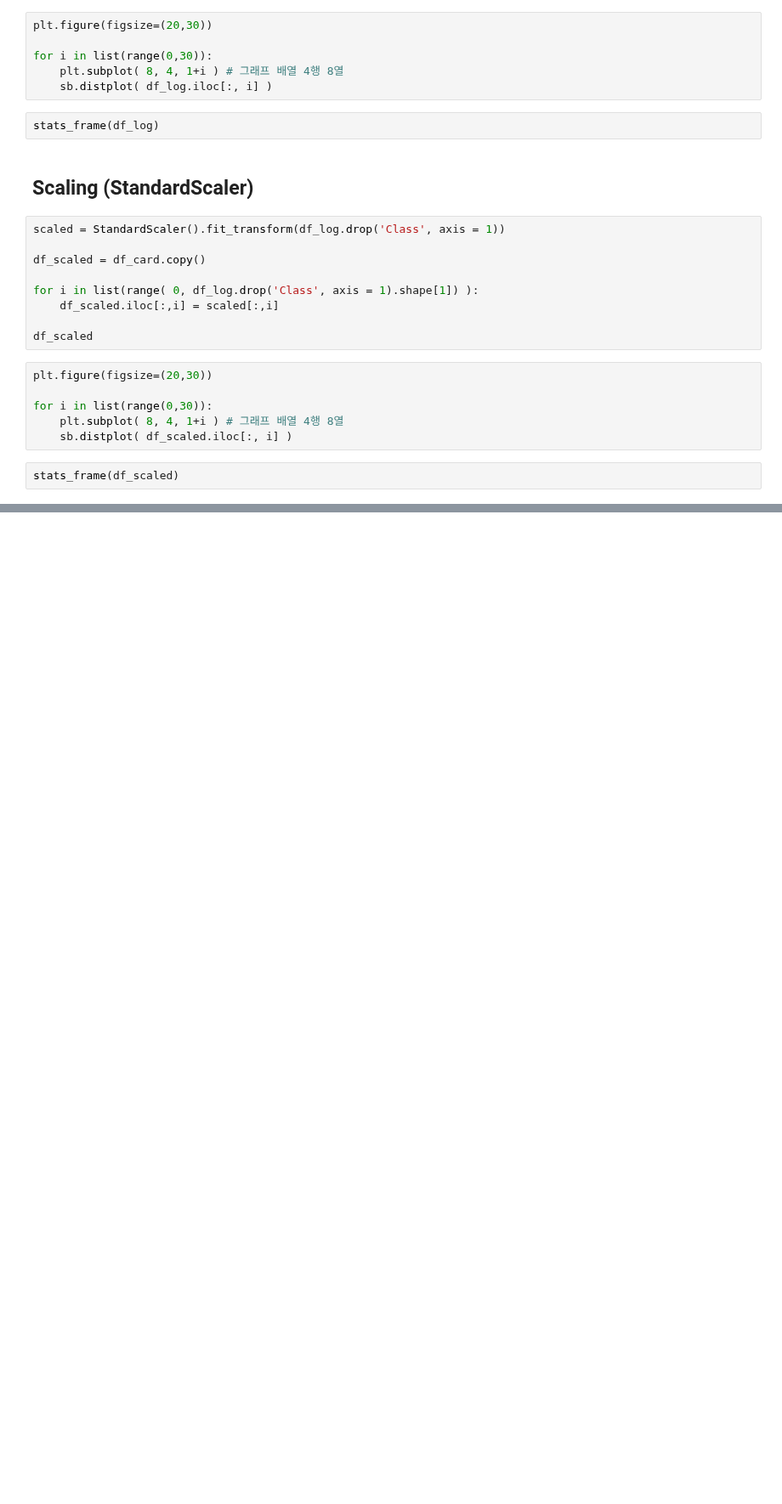
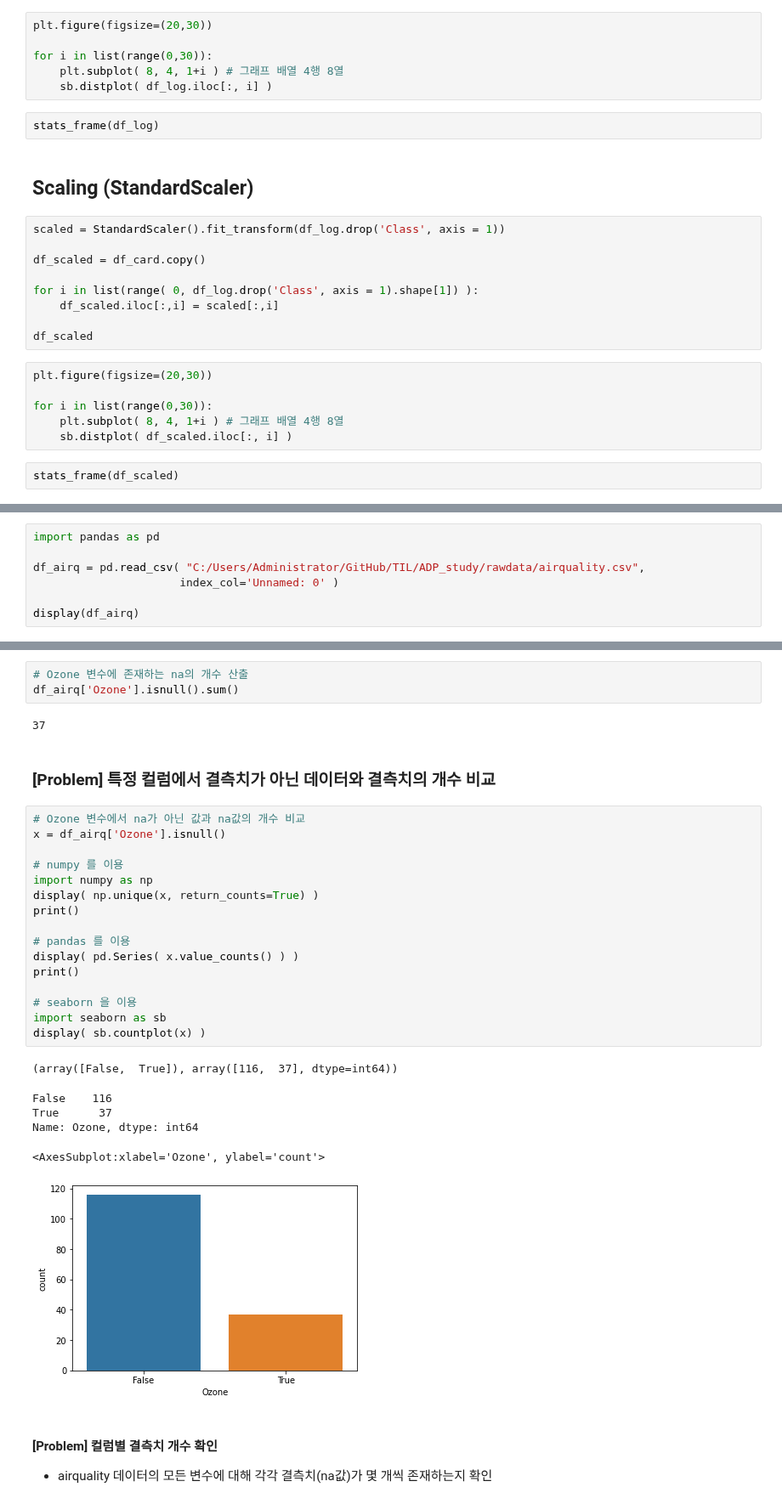
Before and after one commit to anjuiswhat/TIL, a Jupyter notebook: DA/전처리 Routine.ipynb, the cells around one changed output, grey strips where cells are left out. Shown at 85% size. Saved outputs shown, nothing was run; the diff lists cells and outputs as text; blank space fills up the shorter version.

```diff
--- a/DA/전처리 Routine.ipynb
+++ b/DA/전처리 Routine.ipynb
@@ -571,0 +458,7 @@ stats_frame(df_scaled)
+# %%
+import pandas as pd
+
+df_airq = pd.read_csv( "C:/Users/Administrator/GitHub/TIL/ADP_study/rawdata/airquality.csv",
+                      index_col='Unnamed: 0' )
+
+display(df_airq)
@@ -571,0 +515,33 @@ stats_frame(df_scaled)
+# %%
+# Ozone 변수에 존재하는 na의 개수 산출
+df_airq['Ozone'].isnull().sum()
+# %% [output]
+37
+# %% [markdown]
+### [Problem] 특정 컬럼에서 결측치가 아닌 데이터와 결측치의 개수 비교
+# %%
+# Ozone 변수에서 na가 아닌 값과 na값의 개수 비교
+x = df_airq['Ozone'].isnull()
+
+# numpy 를 이용
+import numpy as np
+display( np.unique(x, return_counts=True) )
+print()
+
+# pandas 를 이용
+display( pd.Series( x.value_counts() ) )
+print()
+
+# seaborn 을 이용
+import seaborn as sb
+display( sb.countplot(x) )
+# %% [output]
+(array([False,  True]), array([116,  37], dtype=int64))
+False    116
+True      37
+Name: Ozone, dtype: int64
+<AxesSubplot:xlabel='Ozone', ylabel='count'>
+[figure, added]
+# %% [markdown]
+#### [Problem] 컬럼별 결측치 개수 확인
+- airquality 데이터의 모든 변수에 대해 각각 결측치(na값)가 몇 개씩 존재하는지 확인
```
Also changed, not shown: parts of 36 cells of this notebook.
